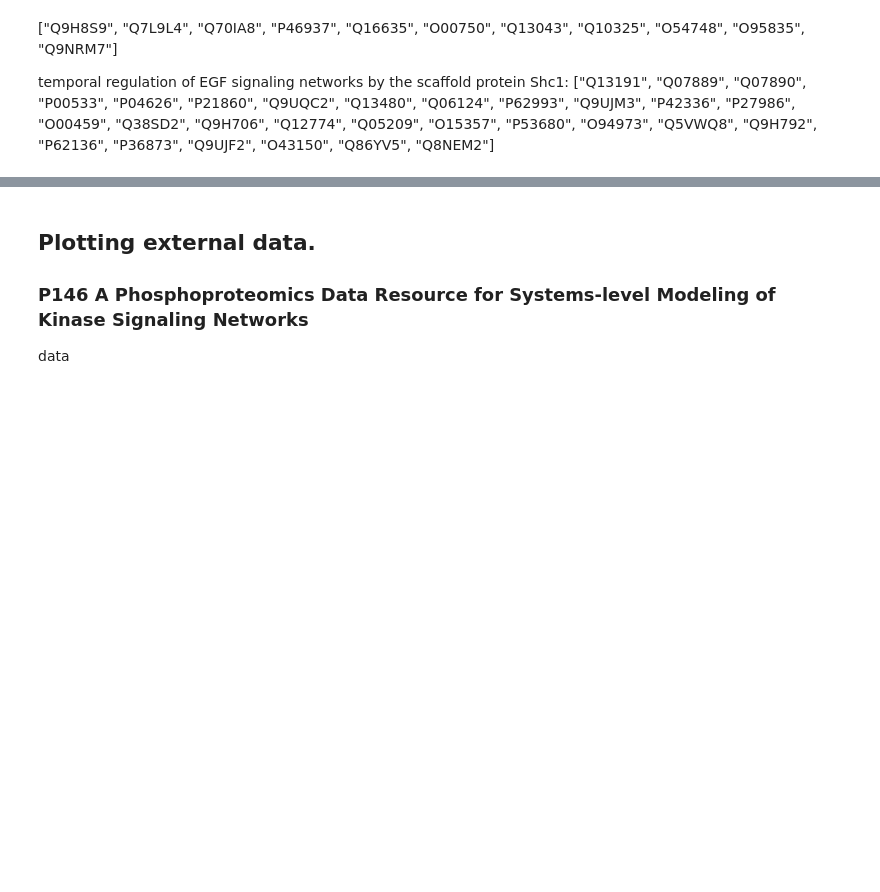
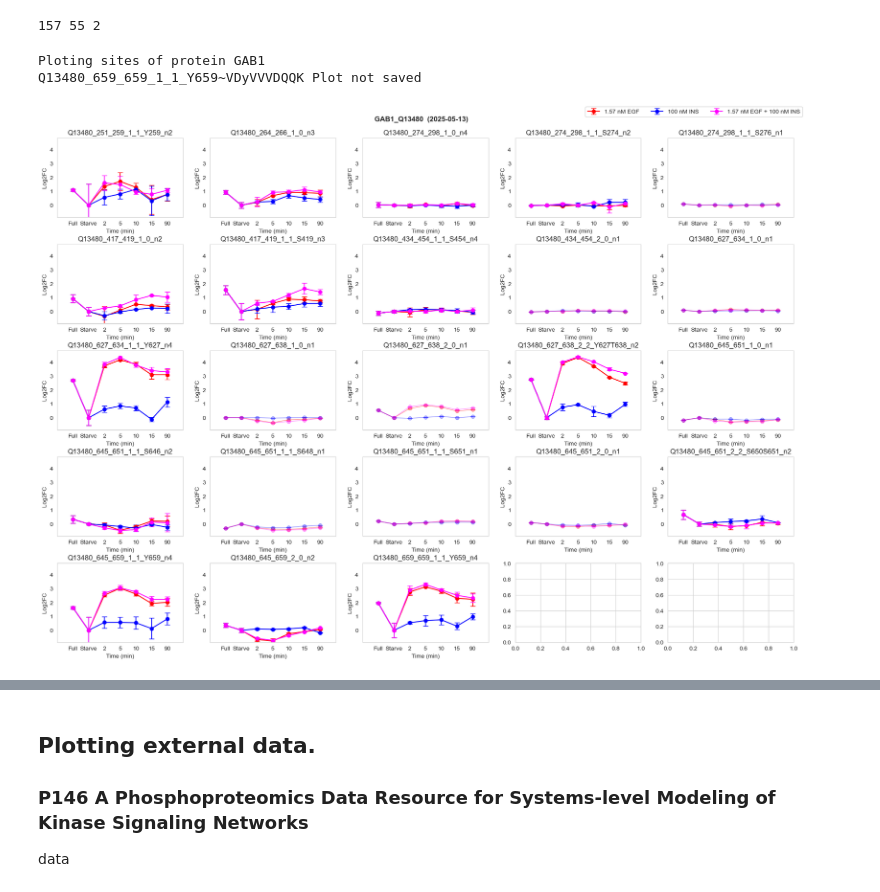
Before and after one commit to IgnacioNavas/TMT_Data_analysis, a Jupyter notebook: Plotting_data.ipynb, the cells around one changed output, grey strips where cells are left out. Saved outputs shown, nothing was run; the diff lists cells and outputs as text; code cells hidden in the pictures; blank space fills up the shorter version.

```diff
--- a/Plotting_data.ipynb
+++ b/Plotting_data.ipynb
@@ -408,4 +10,42 @@ data_frame
-# %% [markdown]
-["Q9H8S9", "Q7L9L4", "Q70IA8", "P46937", "Q16635", "O00750", "Q13043", "Q10325", "O54748", "O95835", "Q9NRM7"]
-
-temporal regulation of EGF signaling networks by the scaffold protein Shc1: ["Q13191", "Q07889", "Q07890", "P00533", "P04626", "P21860", "Q9UQC2", "Q13480", "Q06124", "P62993", "Q9UJM3", "P42336", "P27986", "O00459", "Q38SD2", "Q9H706", "Q12774", "Q05209", "O15357", "P53680", "O94973",  "Q5VWQ8", "Q9H792", "P62136", "P36873", "Q9UJF2", "O43150", "Q86YV5", "Q8NEM2"]
+# %%
+# df_1_HME1 = pd.read_excel("Experiment/1_hTERT_HME1/Data/Processed/Handmade_Log2_FC_from_FGZC.xlsx")
+df_2_HME1 = pd.read_excel('Experiment/2_hTERT_HME1/Data/Processed/full_starve_continuous_FC_nrep_SD.xlsx')
+# df_HEK = pd.read_excel('Experiment/1_HEK293T/Data/Processed/full_starve_continuous_FC_nrep_SD.xlsx')
+# df.drop(["n_reps"], inplace=True, axis=1)
+# df_hTERT = pd.read_excel("Experiment/1_hTERT_HME1/Data/Processed/Handmade_Log2_FC_from_FGZC.xlsx")
+# %%
+INSR_reactome = pd.read_csv("External_Data/Reactome/InsR_signaling_proteins_reactome.tsv", sep='\t')
+EGFR_reactome = pd.read_csv("External_Data/Reactome/EGFR_signaling_proteins_reactome.tsv", sep='\t')
+mTOR_reactome = pd.read_csv("External_Data/Reactome/mTOR_signaling_reactome.tsv", sep='\t')
+RTK_signaling = pd.read_csv("External_Data/Reactome/RTK_signaling_proteins_reactome.tsv", sep='\t')
+RAF_indep = pd.read_csv("External_Data/Reactome/RAF_independent_MAPK1_3_activation_reactome.tsv", sep='\t')
+starvation = pd.read_csv("External_Data/Reactome/Starvation_response_reactome.tsv", sep='\t')
+
+INSR_list = INSR_reactome.Identifier.values.tolist()
+EGRF_list = EGFR_reactome.Identifier.values.tolist()
+mTOR_list = mTOR_reactome.Identifier.values.tolist()
+RTK_list = RTK_signaling.Identifier.values.tolist()
+RAF_indep_list = RAF_indep.Identifier.values.tolist()
+starvation_list = starvation.Identifier.values.tolist()
+
+# common = np.intersect1d(INSR_list, EGRF_list)
+common = np.intersect1d(starvation_list, EGRF_list)
+
+print(len(starvation_list),len(EGRF_list), len(common))
+# %% [output]
+157 55 2
+# %%
+warnings.filterwarnings('ignore')
+# 'EGFR', 'AKT2', 'P27361', 'Q92888', 'AHNAK2'
+plot_protein_phosphosites_small(df= df_2_HME1, proteins= ['GAB1'],
+                          x_axis= ['Full', 'Starve', '2', '5', '10', '15', '90'],
+                          legend = ['1.57 nM EGF', '100 nM INS', '1.57 nM EGF + 100 nM INS'],#['1.57 nM EGF', '100 nM INS', '1.57 nM EGF + 100 nM INS'] ['4.7 nM EGF', '10 nM INS', '4.7 nM EGF + 10 nM INS']
+                          saving_path = "Experiment/2_hTERT_HME1/Results/Interesting_proteins",
+                          plot_individually = False,
+                          saving_info = "", title_info="",
+                          save_pdf = False,
+                          save_png = False, plot_close = False, fit_y_lims = False)
+# %% [output]
+Ploting sites of protein GAB1
+Q13480_659_659_1_1_Y659~VDyVVVDQQK Plot not saved
+[figure, added]
```
Also changed, not shown: parts of 15 cells of this notebook, 13 other files.
